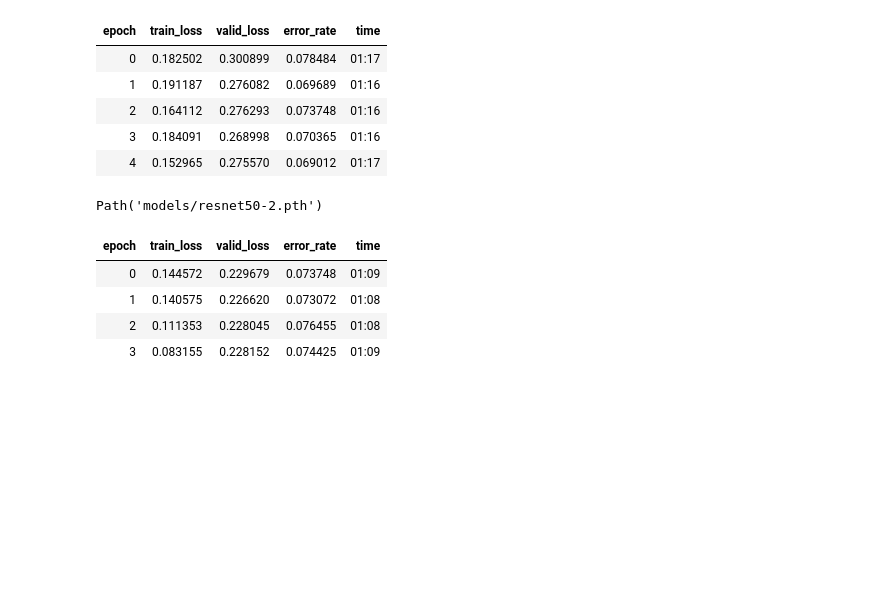
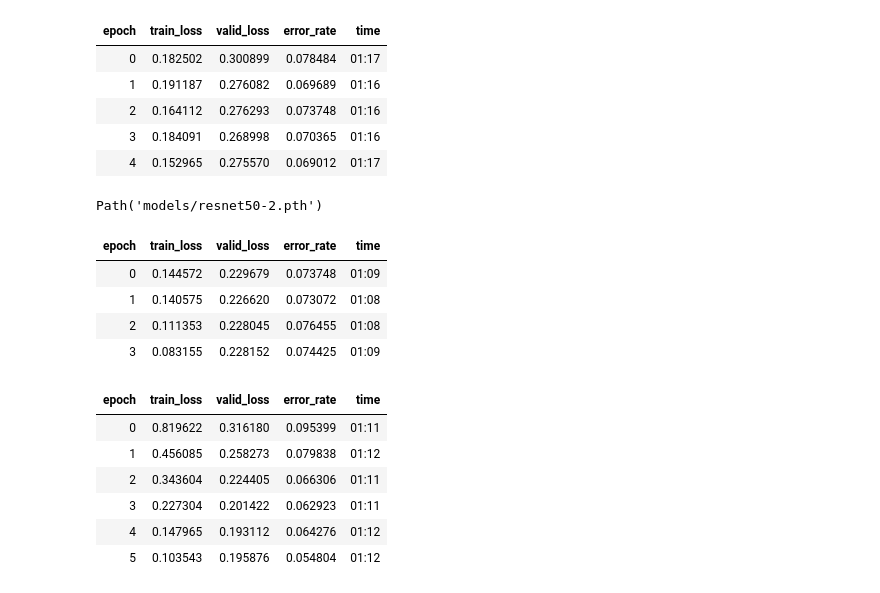
Before and after one commit to pnvijay/walk_with_fastai, a Jupyter notebook: 1_PETS.ipynb, the cells around one changed output. Drawn from its saved outputs; the diff is of its cells as text; code cells hidden in the pictures; blank space fills up the shorter version.

```diff
--- a/1_PETS.ipynb
+++ b/1_PETS.ipynb
@@ -298,3 +301,16 @@ learn.fit_one_cycle(4,lr_max=slice(1e-6,1e-4))
 | 1 | 0.140575 | 0.226620 | 0.073072 | 01:08 |
 | 2 | 0.111353 | 0.228045 | 0.076455 | 01:08 |
 | 3 | 0.083155 | 0.228152 | 0.074425 | 01:09 |
+# %%
+np.random.seed(2)
+learn3 = cnn_learner(dls_1,resnet50,metrics=error_rate).to_fp16()
+# %%
+learn3.fit_one_cycle(6)
+# %% [output]
+| epoch | train_loss | valid_loss | error_rate | time |
+| 0 | 0.819622 | 0.316180 | 0.095399 | 01:11 |
+| 1 | 0.456085 | 0.258273 | 0.079838 | 01:12 |
+| 2 | 0.343604 | 0.224405 | 0.066306 | 01:11 |
+| 3 | 0.227304 | 0.201422 | 0.062923 | 01:11 |
+| 4 | 0.147965 | 0.193112 | 0.064276 | 01:12 |
+| 5 | 0.103543 | 0.195876 | 0.054804 | 01:12 |
```
Also changed, not shown: parts of 11 cells of this notebook.
